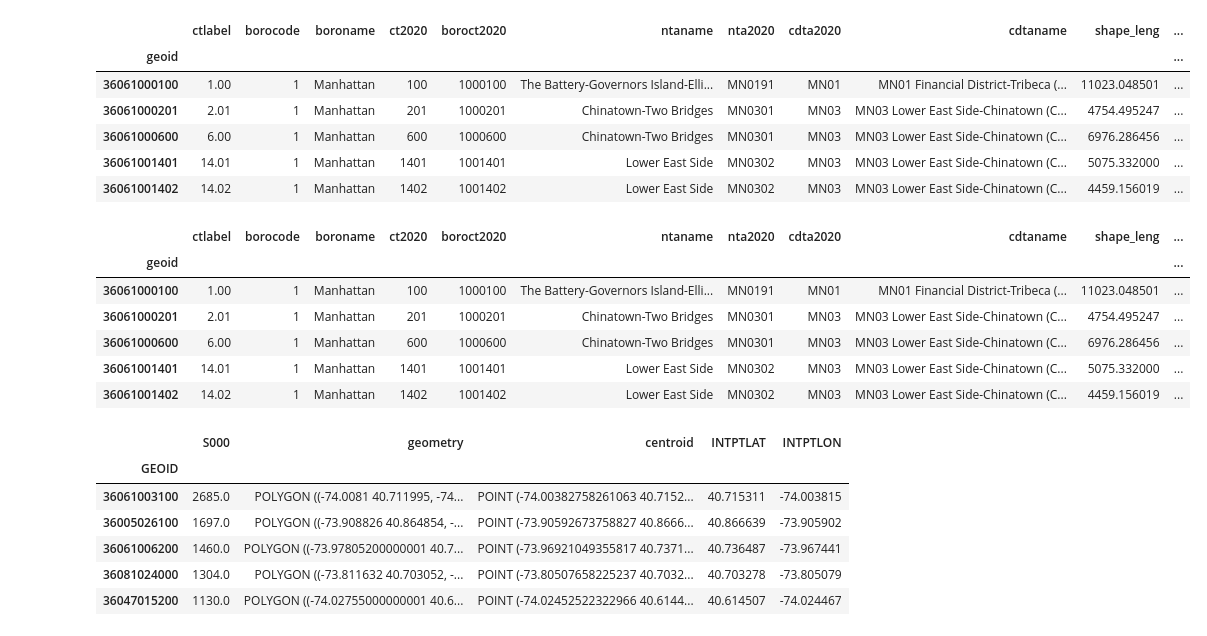
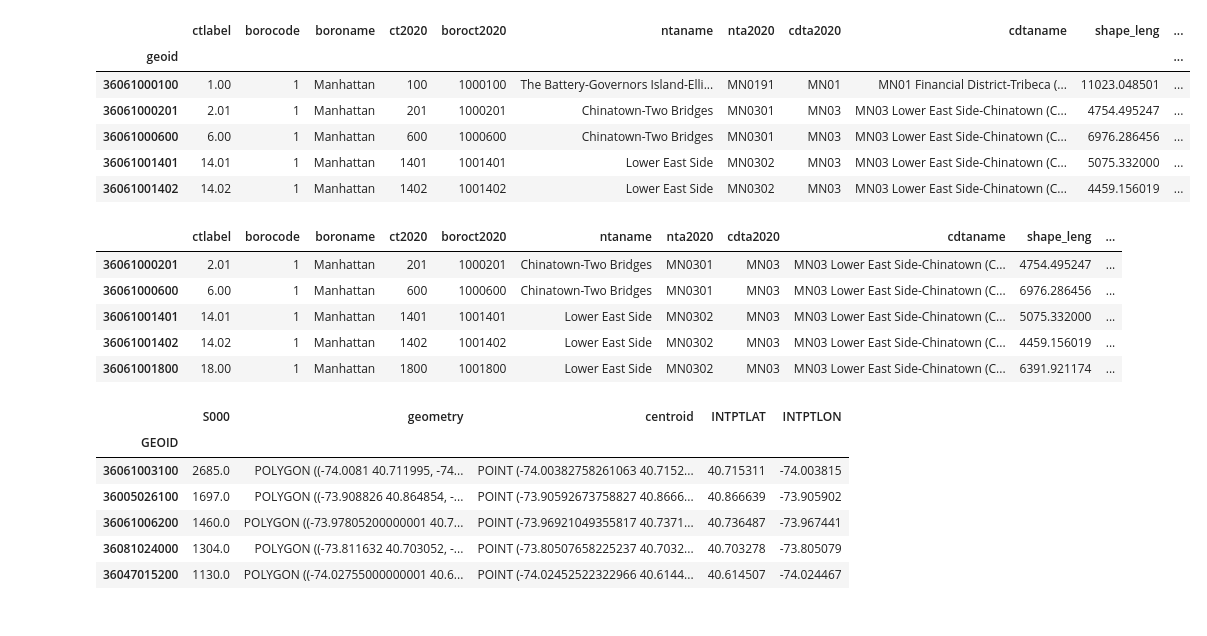
Before and after one commit to emj1020/complex_urban_systems_finalproj, a Jupyter notebook: Scripts/public_transit_TT_generator.ipynb, the cells around one changed output. Saved outputs shown, nothing was run; the diff lists cells and outputs as text; code cells hidden in the pictures.

```diff
--- a/Scripts/public_transit_TT_generator.ipynb
+++ b/Scripts/public_transit_TT_generator.ipynb
@@ -14,19 +17,20 @@ CT_0.head(n=5)
 | 36061000600 | 6.00 | 1 | Manhattan | 600 | 1000600 | Chinatown-Two Bridges | MN0301 | MN03 | MN03 Lower East Side-Chinatown (C... | 6976.286456 | ... |
 | 36061001401 | 14.01 | 1 | Manhattan | 1401 | 1001401 | Lower East Side | MN0302 | MN03 | MN03 Lower East Side-Chinatown (C... | 5075.332000 | ... |
 | 36061001402 | 14.02 | 1 | Manhattan | 1402 | 1001402 | Lower East Side | MN0302 | MN03 | MN03 Lower East Side-Chinatown (C... | 4459.156019 | ... |
+# %%
+CT_0=CT_0[(CT_0['Subway_Access']==1)|(CT_0['Bus_Count']==1)]#remove census tracts with no public transit access
 # %%
 CT_centroids=pd.read_csv('../Data/tract_points.csv',index_col=0)
 # %%
-O_CT_df=CT_0.join(CT_centroids,how='left')
+O_CT_df=CT_0.join(CT_centroids,how='inner')
 O_CT_df.head()
 # %% [output]
 |  | ctlabel | borocode | boroname | ct2020 | boroct2020 | ntaname | nta2020 | cdta2020 | cdtaname | shape_leng | ... |
-| geoid |  |  |  |  |  |  |  |  |  |  | ... |
-| 36061000100 | 1.00 | 1 | Manhattan | 100 | 1000100 | The Battery-Governors Island-Elli... | MN0191 | MN01 | MN01 Financial District-Tribeca (... | 11023.048501 | ... |
 | 36061000201 | 2.01 | 1 | Manhattan | 201 | 1000201 | Chinatown-Two Bridges | MN0301 | MN03 | MN03 Lower East Side-Chinatown (C... | 4754.495247 | ... |
 | 36061000600 | 6.00 | 1 | Manhattan | 600 | 1000600 | Chinatown-Two Bridges | MN0301 | MN03 | MN03 Lower East Side-Chinatown (C... | 6976.286456 | ... |
 | 36061001401 | 14.01 | 1 | Manhattan | 1401 | 1001401 | Lower East Side | MN0302 | MN03 | MN03 Lower East Side-Chinatown (C... | 5075.332000 | ... |
 | 36061001402 | 14.02 | 1 | Manhattan | 1402 | 1001402 | Lower East Side | MN0302 | MN03 | MN03 Lower East Side-Chinatown (C... | 4459.156019 | ... |
+| 36061001800 | 18.00 | 1 | Manhattan | 1800 | 1001800 | Lower East Side | MN0302 | MN03 | MN03 Lower East Side-Chinatown (C... | 6391.921174 | ... |
 # %%
 D_CT_df=pd.read_csv('../Data/Top_10_CBDs.csv',index_col=0).set_index('GEOID').join(CT_centroids,how='left')
 D_CT_df.head()
```
Also changed, not shown: parts of 6 cells of this notebook.
